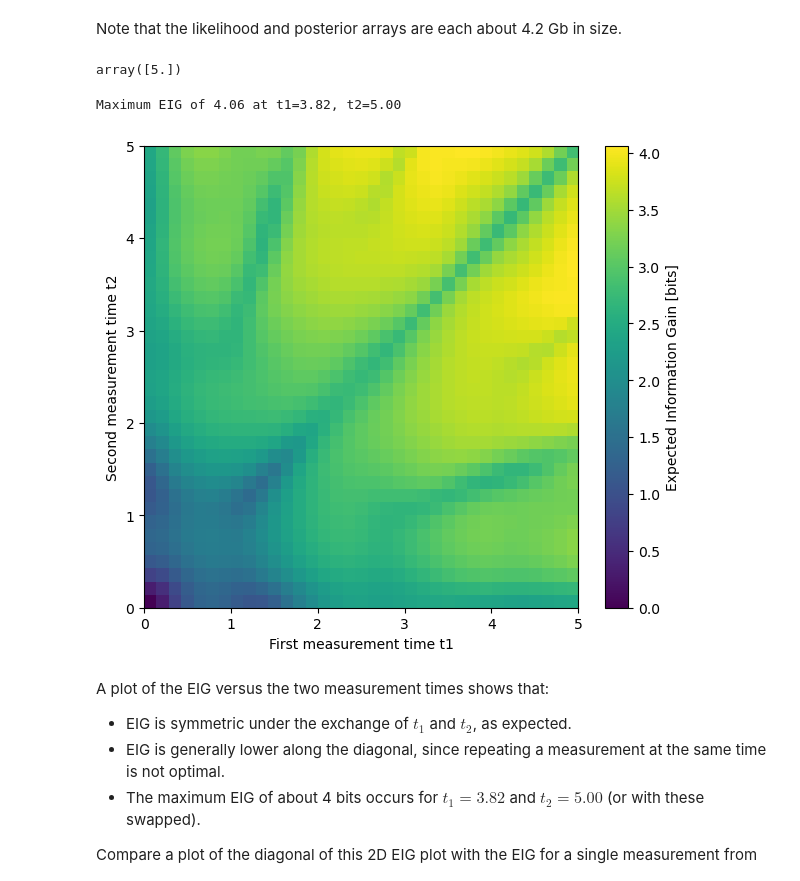
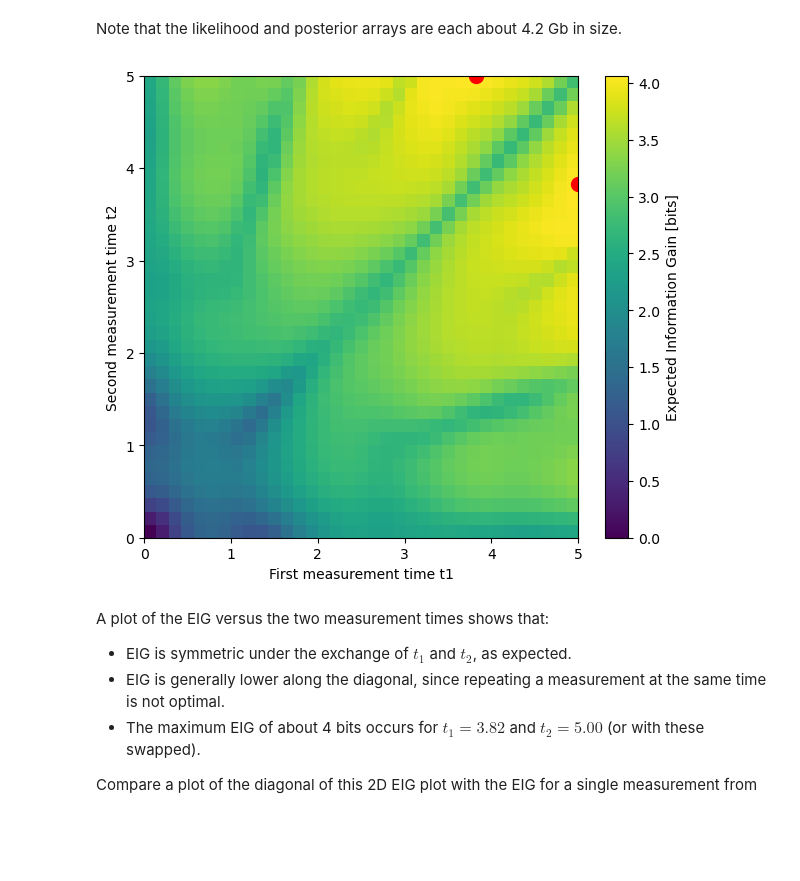
Before and after one commit to dkirkby/bayesdesign, a Jupyter notebook: examples/GridConstraints.ipynb, the cells around one changed output. Drawn from its saved outputs; the diff is of its cells as text; code cells hidden in the pictures; blank space fills up the shorter version.

```diff
--- a/examples/GridConstraints.ipynb
+++ b/examples/GridConstraints.ipynb
@@ -48,7 +48,7 @@ designer1 = ExperimentDesigner(params1, features1, designs1, likelihood1)
 prior1 = np.ones(params1.shape)
 params1.normalize(prior1);
 # %%
-designer1.calculateEIG(prior1)
+best1 = designer1.calculateEIG(prior1)
 designer1.describe()
 # %% [output]
 GRID       designs [35:t1, 35:t2]
@@ -62,24 +62,14 @@ ARRAY           IG (50, 50, 35, 35)          23.4 Mb
 ARRAY          EIG (35, 35)                   0.0 Mb
 # %% [markdown]
 Note that the likelihood and posterior arrays are each about 4.2 Gb in size.
-# %%
-designs1.t1[34]
-# %% [output]
-array([5.])
-# %%
-i1, i2 = np.unravel_index(np.argmax(designer1.EIG), designer1.EIG.shape)
-t1, t2 = designs1.t1[i1,0], designs1.t2[0,i2]
-print(f'Maximum EIG of {designer1.EIG[i1,i2]:.2f} at t1={t1:.2f}, t2={t2:.2f}')
-# %% [output]
-Maximum EIG of 4.06 at t1=3.82, t2=5.00
 # %%
 fig, ax = plt.subplots(figsize=(7,6))
-I = ax.imshow(designer1.EIG, origin='lower', extent=designs1.extent('t1')+designs1.extent('t2'), aspect='auto')
+I = ax.imshow(designer1.EIG.T, origin='lower', extent=designs1.extent('t1')+designs1.extent('t2'), aspect='auto')
 plt.colorbar(I, ax=ax, label='Expected Information Gain [bits]')
-#ax.plot([t1,t2], [t2,t1], 'ro', markersize=10)
+ax.plot([best1['t1'], best1['t2']], [best1['t2'], best1['t1']], 'ro', markersize=10)
 ax.set(xlabel='First measurement time t1', ylabel='Second measurement time t2');
 # %% [output]
-[figure, old version]
+[figure, new version]
 # %% [markdown]
 A plot of the EIG versus the two measurement times shows that:
  - EIG is symmetric under the exchange of $t_1$ and $t_2$, as expected.
```
Also changed, not shown: parts of 16 cells of this notebook, 1 other file.
